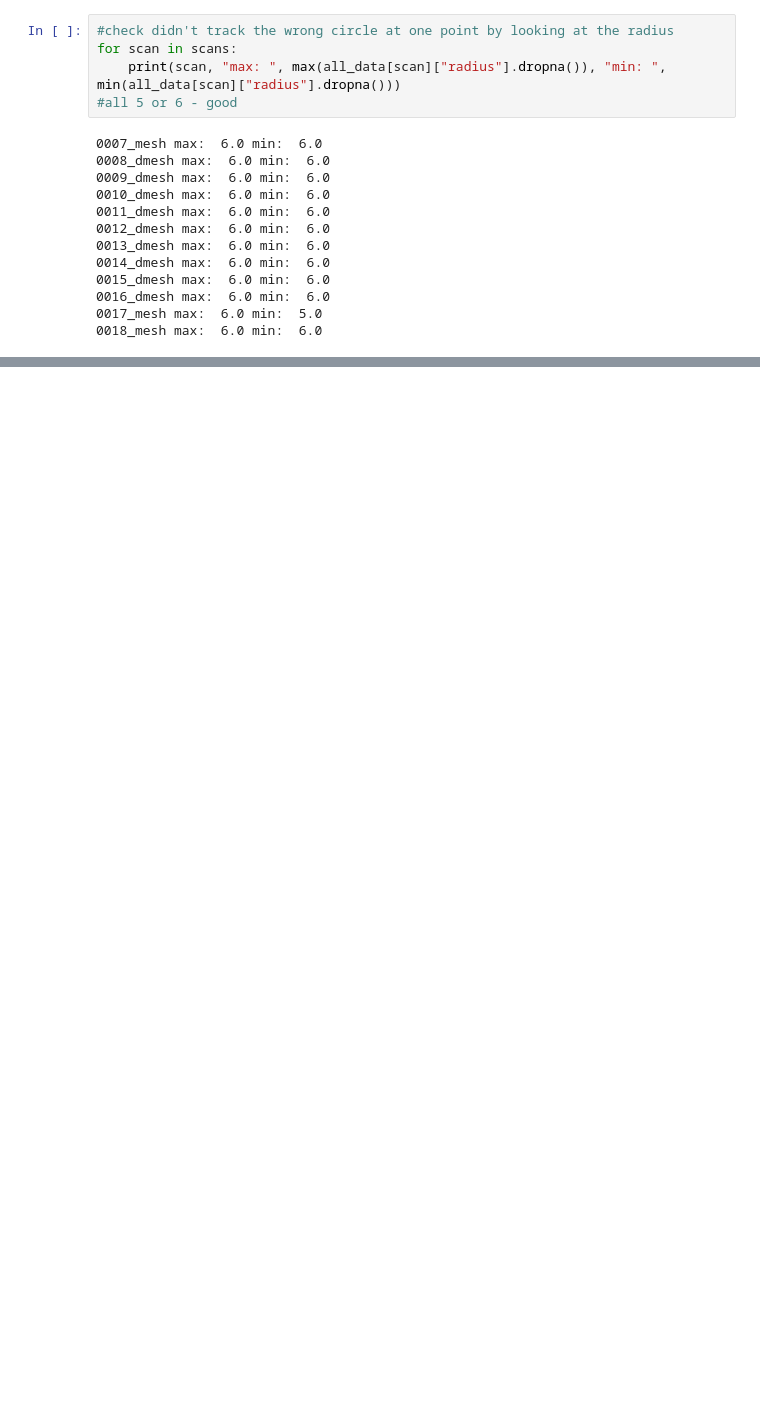
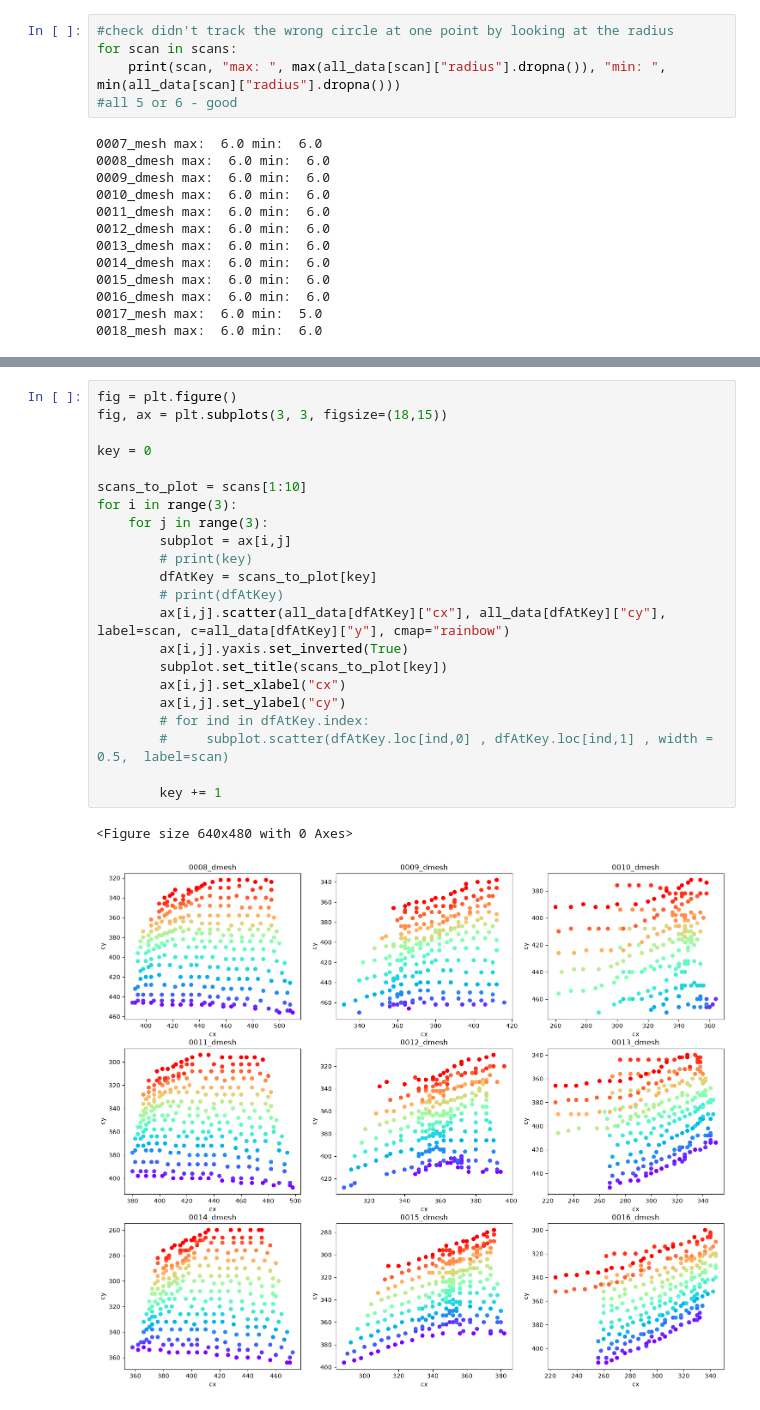
Before and after one commit to Abigail-Yates/DeltabotProject, a Jupyter notebook: TensorFlow/Trials/9Oct.ipynb, the cells around one changed output, grey strips where cells are left out. Saved outputs shown, nothing was run; the diff lists cells and outputs as text; blank space fills up the shorter version.

```diff
--- a/TensorFlow/Trials/9Oct.ipynb
+++ b/TensorFlow/Trials/9Oct.ipynb
@@ -172,0 +176,25 @@ for i in range(3):
+# %%
+fig = plt.figure()
+fig, ax = plt.subplots(3, 3, figsize=(18,15))
+
+key = 0
+
+scans_to_plot = scans[1:10]
+for i in range(3):
+    for j in range(3):
+        subplot = ax[i,j]
+        # print(key)
+        dfAtKey = scans_to_plot[key]
+        # print(dfAtKey)
+        ax[i,j].scatter(all_data[dfAtKey]["cx"], all_data[dfAtKey]["cy"], label=scan, c=all_data[dfAtKey]["y"], cmap="rainbow")
+        ax[i,j].yaxis.set_inverted(True)
+        subplot.set_title(scans_to_plot[key])
+        ax[i,j].set_xlabel("cx")
+        ax[i,j].set_ylabel("cy")
+        # for ind in dfAtKey.index:
+        #     subplot.scatter(dfAtKey.loc[ind,0] , dfAtKey.loc[ind,1] , width = 0.5,  label=scan)
+
+        key += 1
+# %% [output]
+<Figure size 640x480 with 0 Axes>
+[figure, added]
```
Also changed, not shown: parts of 3 cells of this notebook, 5 other files.
